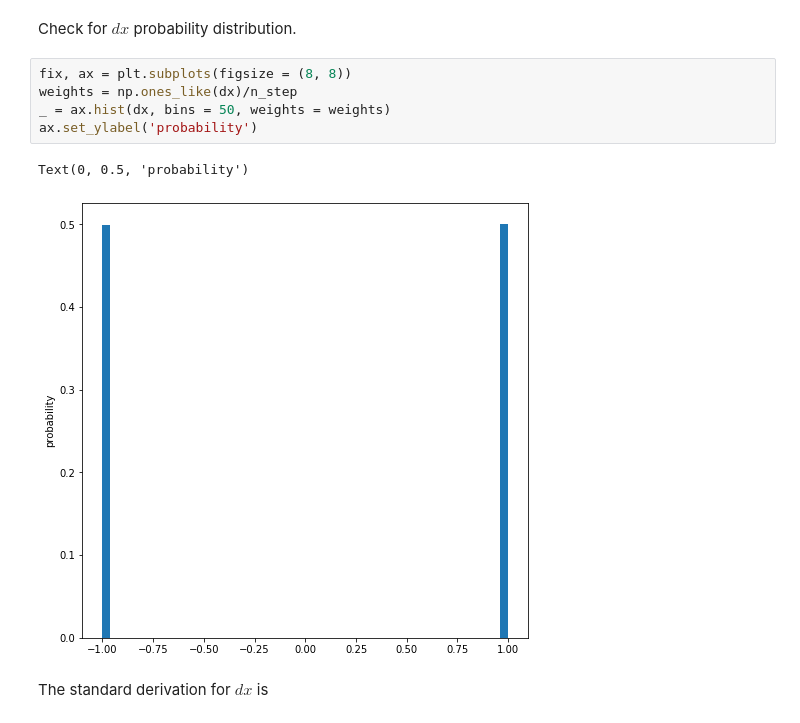
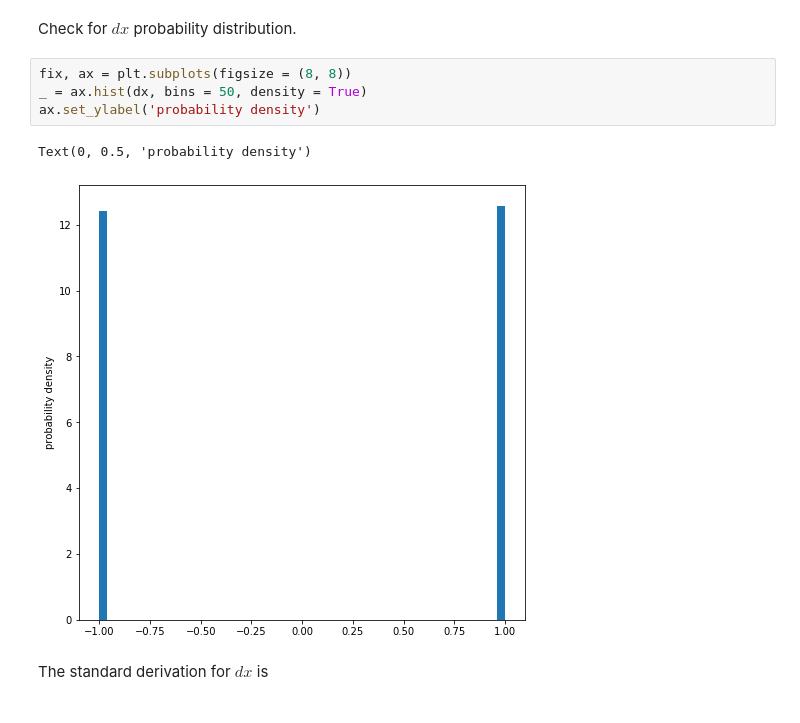
Before and after one commit to NTHU-Phys-Qubit/hw1-Chan-Sing-Hong, a Jupyter notebook: Problem-1.ipynb, the cells around one changed output. Cells and saved outputs as stored; diff of their text form.

```diff
--- a/Problem-1.ipynb
+++ b/Problem-1.ipynb
@@ -93,12 +93,11 @@ dx = (-1)**np.random.randint(2, size = n_step)
 Check for $dx$ probability distribution.
 # %%
 fix, ax = plt.subplots(figsize = (8, 8))
-weights = np.ones_like(dx)/n_step
-_ = ax.hist(dx, bins = 50, weights = weights)
-ax.set_ylabel('probability')
+_ = ax.hist(dx, bins = 50, density = True)
+ax.set_ylabel('probability density')
 # %% [output]
-Text(0, 0.5, 'probability')
+Text(0, 0.5, 'probability density')
-[figure, old version]
+[figure, new version]
 # %% [markdown]
 The standard derivation for $dx$ is
 # %%
```
Also changed, not shown: parts of 6 cells of this notebook.
